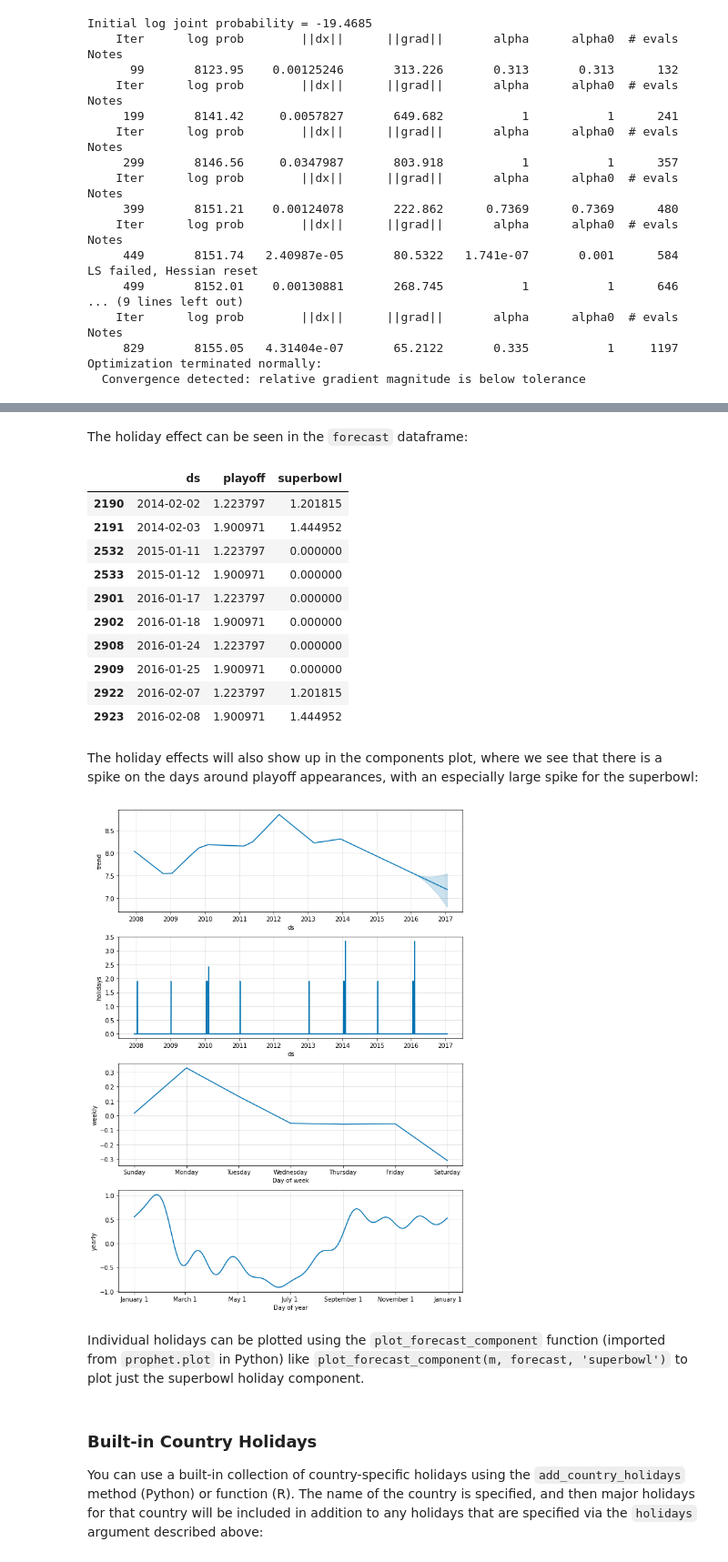
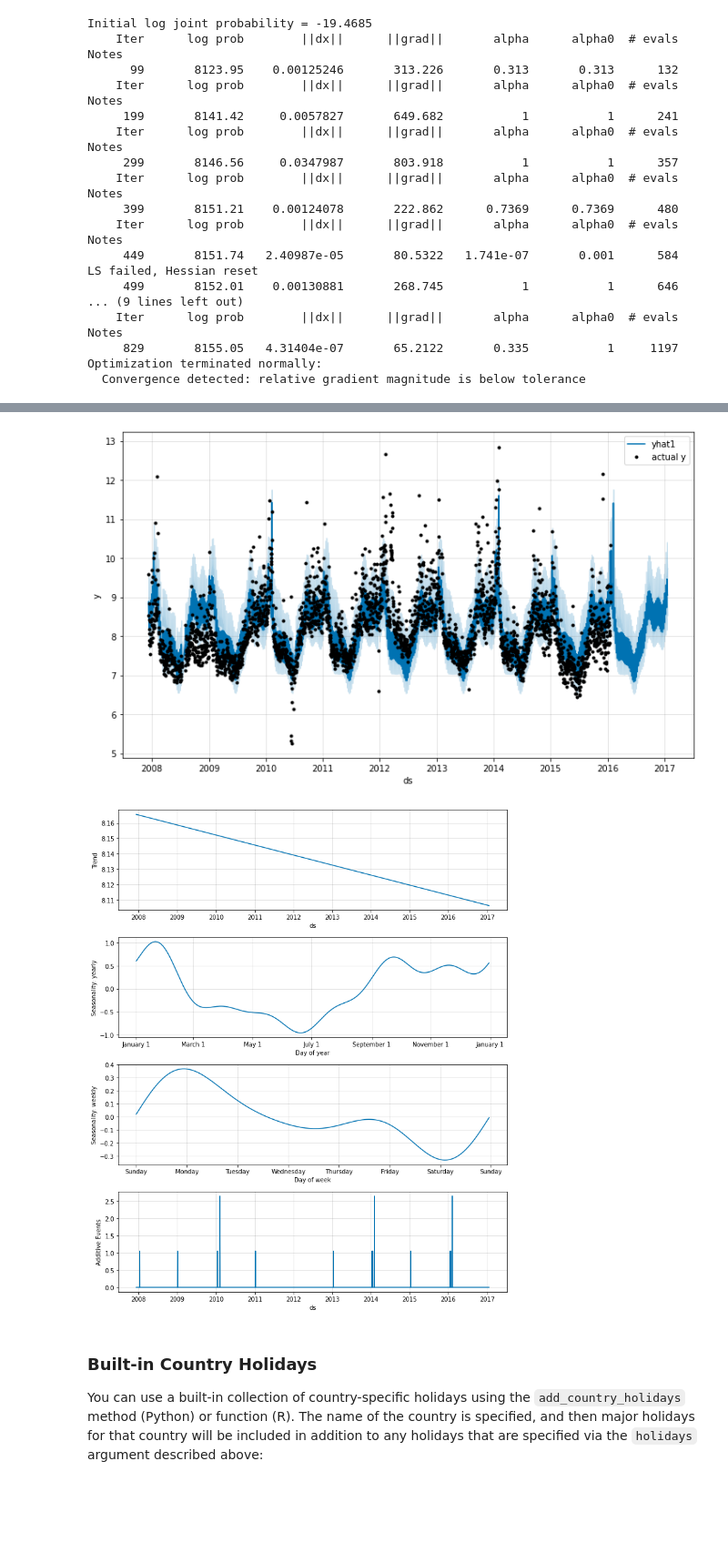
Before and after one commit to ourownstory/neural_prophet, a Jupyter notebook: tutorials/feature-use/Prophet_migration.ipynb, the cells around one changed output, grey strips where cells are left out. Shown at 91% size. Saved outputs shown, nothing was run; the diff lists cells and outputs as text; code cells hidden in the pictures; blank space fills up the shorter version.

```diff
--- a/tutorials/feature-use/Prophet_migration.ipynb
+++ b/tutorials/feature-use/Prophet_migration.ipynb
@@ -115,16 +98,18 @@ Optimization terminated normally:
 # %%
-np = NeuralProphet()
+np = NeuralProphet(loss_func="MSE", n_changepoints=0, quantiles=[0.1, 0.9])
 
 # set the model to expect these events
-np = np.add_events(["playoff", "superbowl"])
+np = np.add_events(["playoff", "superbowl"], lower_window=0, upper_window=1)
 
 # create the data df with events
-history_df = np.create_df_with_events(df, holidays)
+holidays_copy = holidays.copy()
+holidays_copy.rename(columns={"holiday": "event"}, inplace=True) # rename holiday to event
+history_df = np.create_df_with_events(df, holidays_copy)
 
 # Fit the model
 metrics = np.fit(history_df, freq="D")
 
 # forecast with events known ahead
-future = np.make_future_dataframe(df=history_df, events_df=holidays, periods=365, n_historic_predictions=len(df))
-forecast = np.predict(df=future)
+future = np.make_future_dataframe(df=history_df, events_df=holidays_copy, periods=365, n_historic_predictions=len(df))
+forecast_np = np.predict(df=future)
 # %% [output]
@@ -239,28 +117,9 @@ df
-# %% [markdown]
-The holiday effect can be seen in the `forecast` dataframe:
-# %%
-forecast[(forecast['playoff'] + forecast['superbowl']).abs() > 0][
-        ['ds', 'playoff', 'superbowl']][-10:]
-# %% [output]
-|  | ds | playoff | superbowl |
-| 2190 | 2014-02-02 | 1.223797 | 1.201815 |
-| 2191 | 2014-02-03 | 1.900971 | 1.444952 |
-| 2532 | 2015-01-11 | 1.223797 | 0.000000 |
-| 2533 | 2015-01-12 | 1.900971 | 0.000000 |
-| 2901 | 2016-01-17 | 1.223797 | 0.000000 |
-| 2902 | 2016-01-18 | 1.900971 | 0.000000 |
-| 2908 | 2016-01-24 | 1.223797 | 0.000000 |
-| 2909 | 2016-01-25 | 1.900971 | 0.000000 |
-| 2922 | 2016-02-07 | 1.223797 | 1.201815 |
-| 2923 | 2016-02-08 | 1.900971 | 1.444952 |
-# %% [markdown]
-The holiday effects will also show up in the components plot, where we see that there is a spike on the days around playoff appearances, with an especially large spike for the superbowl:
-# %%
-fig = m.plot_components(forecast)
-# %% [output]
-[figure, removed]
-# %% [markdown]
-Individual holidays can be plotted using the `plot_forecast_component` function (imported from `prophet.plot` in Python) like `plot_forecast_component(m, forecast, 'superbowl')` to plot just the superbowl holiday component.
+# %%
+fig = np.plot(forecast_np)
+fig = np.plot_components(forecast_np)
+# %% [output]
+[figure, added]
+[figure, added]
 # %% [markdown]
 ### Built-in Country Holidays
 
```
Also changed, not shown: parts of 16 cells of this notebook.
